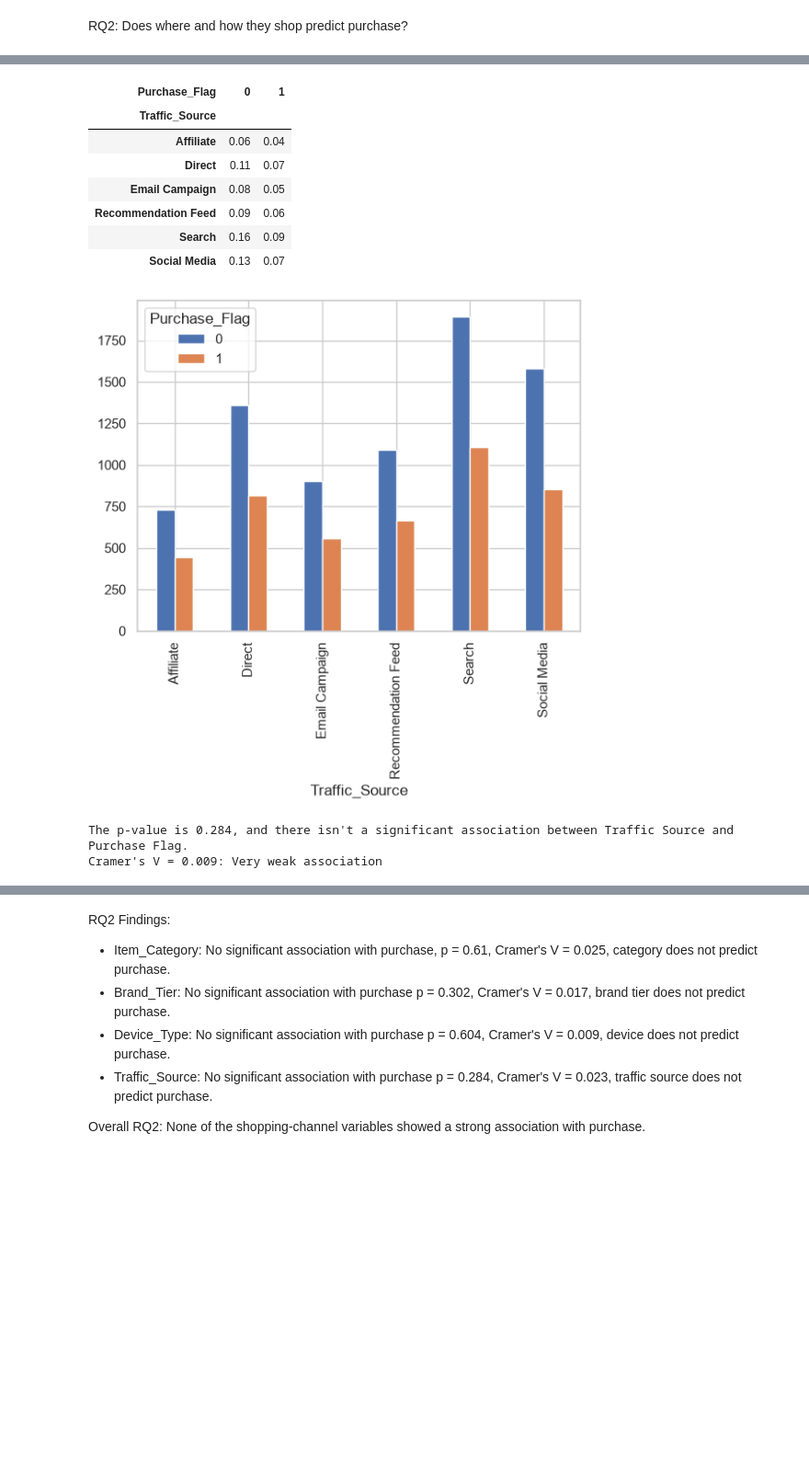
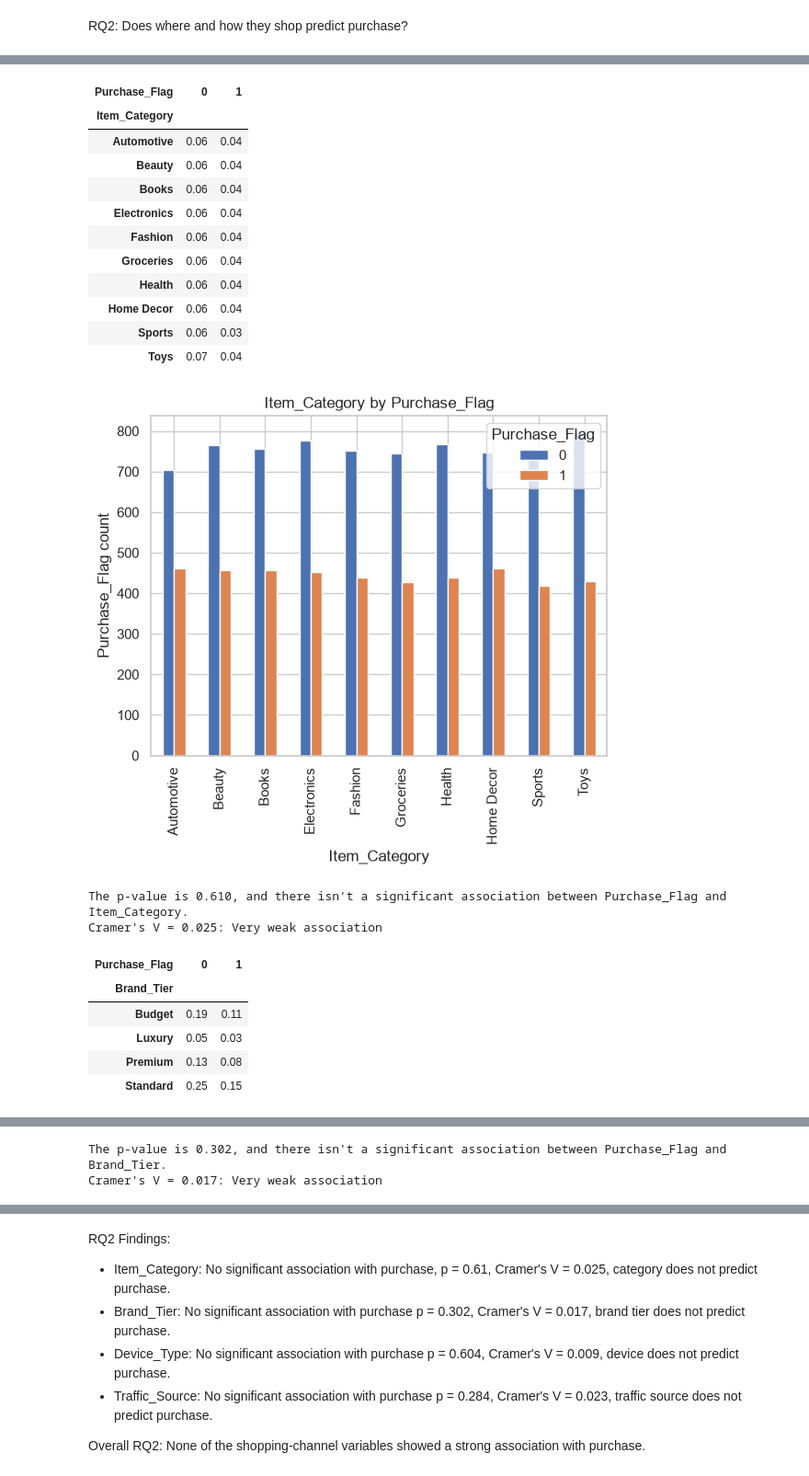
Before and after one commit to jkrstevska/project-1-eda, a Jupyter notebook: notebooks/01_eda.ipynb, the cells around one changed output, grey strips where cells are left out. Shown at 92% size. Saved outputs shown, nothing was run; the diff lists cells and outputs as text; code cells hidden in the pictures; blank space fills up the shorter version.

```diff
--- a/notebooks/01_eda.ipynb
+++ b/notebooks/01_eda.ipynb
@@ -875,44 +482,30 @@ Passing `palette` without assigning `hue` is deprecated and will be removed in v
-# %%
-# Crosstab result of Device Type and Location_Zone
-traf_purchase_freq = pd.crosstab(df['Traffic_Source'], df['Purchase_Flag'], normalize=True).round(2)
-display(traf_purchase_freq)
-
-# Analysis of the relationship between these two categorical variables
-traf_purchase_prop = pd.crosstab(df['Traffic_Source'], df['Purchase_Flag'])
-
-# Visualizing the crosstab result with a bar chart
-traf_purchase_prop.plot(kind='bar')
-plt.show()
-
-#Chi2 Test
-_,chi2_pvalue, _, _ = chi2_contingency(traf_purchase_prop)
-if chi2_pvalue < 0.05:
-    print(f"The p-value is {chi2_pvalue:.3f}, there is a significant association between Traffic Source and Purchase Flag.")
-elif chi2_pvalue >= 0.05:
-    print(f"The p-value is {chi2_pvalue:.3f}, and there isn't a significant association between Traffic Source and Purchase Flag.")
-
-#Cramer
-cramers_v = association(dev_purchase_prop, method='cramer')
-if cramers_v < 0.1:
-    label = "Very weak"
-elif cramers_v < 0.2:
-    label = "Weak"
-elif cramers_v < 0.3:
-    label = "Moderate"
-elif cramers_v < 0.5:
-    label = "Strong"
-else:
-    label = "Very strong"
-print(f"Cramer's V = {cramers_v:.3f}: {label} association")
-# %% [output]
-| Purchase_Flag | 0 | 1 |
-| Traffic_Source |  |  |
-| Affiliate | 0.06 | 0.04 |
-| Direct | 0.11 | 0.07 |
-| Email Campaign | 0.08 | 0.05 |
-| Recommendation Feed | 0.09 | 0.06 |
-| Search | 0.16 | 0.09 |
-| Social Media | 0.13 | 0.07 |
-[figure, removed]
-The p-value is 0.284, and there isn't a significant association between Traffic Source and Purchase Flag.
-Cramer's V = 0.009: Very weak association
+# %%
+## RQ2: Exploring the relationship between Purchase_Flag and Item_Category, etc.
+
+# Calling the categorical vs. purchase function from functions.py
+analyze_categorical_vs_purchase(df, 'Item_Category')
+analyze_categorical_vs_purchase(df, 'Brand_Tier')
+analyze_categorical_vs_purchase(df, 'Device_Type')
+analyze_categorical_vs_purchase(df, 'Traffic_Source')
+# %% [output]
+| Purchase_Flag | 0 | 1 |
+| Item_Category |  |  |
+| Automotive | 0.06 | 0.04 |
+| Beauty | 0.06 | 0.04 |
+| Books | 0.06 | 0.04 |
+| Electronics | 0.06 | 0.04 |
+| Fashion | 0.06 | 0.04 |
+| Groceries | 0.06 | 0.04 |
+| Health | 0.06 | 0.04 |
+| Home Decor | 0.06 | 0.04 |
+| Sports | 0.06 | 0.03 |
+| Toys | 0.07 | 0.04 |
+[figure, added]
+The p-value is 0.610, and there isn't a significant association between Purchase_Flag and Item_Category.
+Cramer's V = 0.025: Very weak association
+| Purchase_Flag | 0 | 1 |
+| Brand_Tier |  |  |
+| Budget | 0.19 | 0.11 |
+| Luxury | 0.05 | 0.03 |
+| Premium | 0.13 | 0.08 |
+| Standard | 0.25 | 0.15 |
@@ -918,0 +513,2 @@ Cramer's V = 0.009: Very weak association
+The p-value is 0.302, and there isn't a significant association between Purchase_Flag and Brand_Tier.
+Cramer's V = 0.017: Very weak association
```
Also changed, not shown: parts of 44 cells of this notebook, 2 other files.
